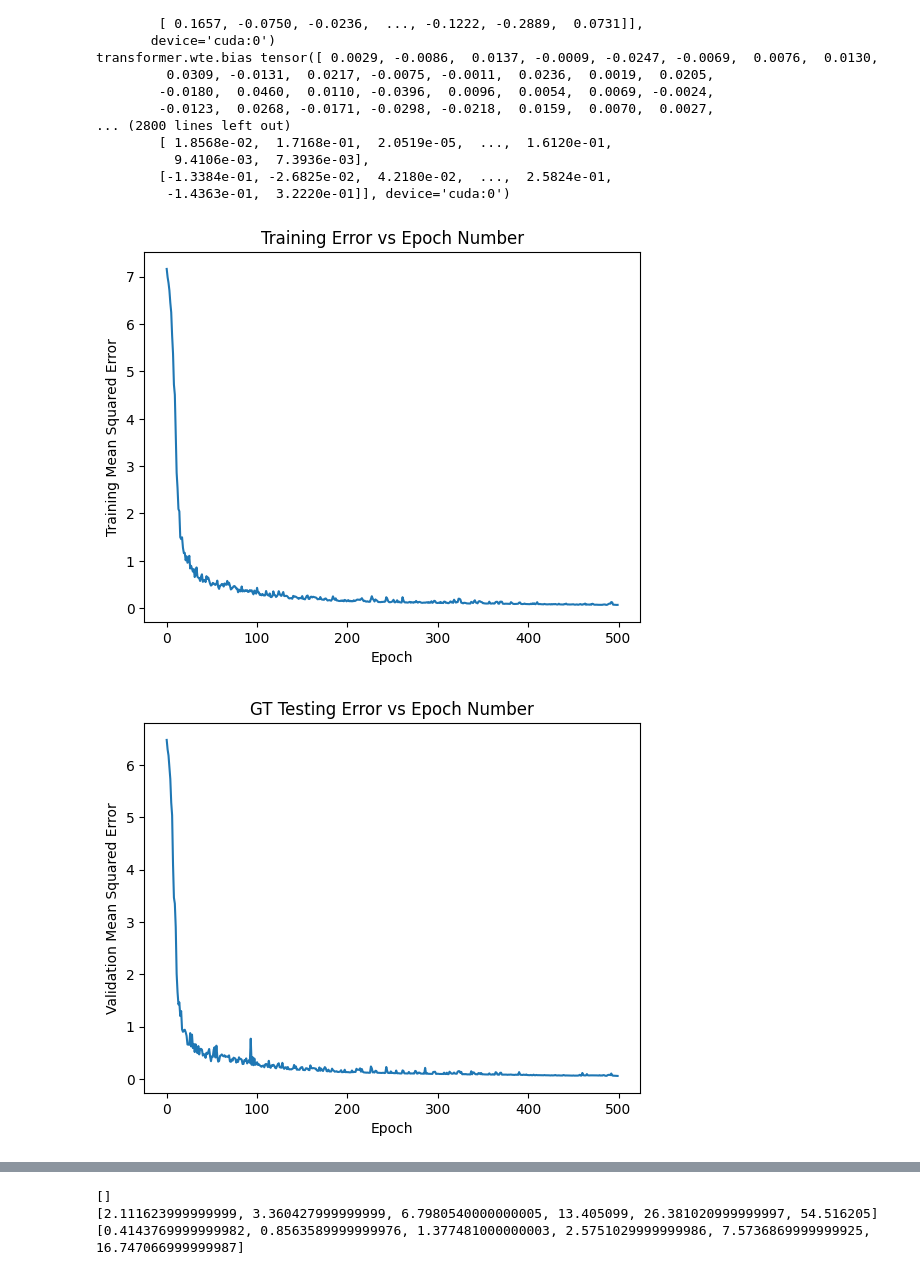
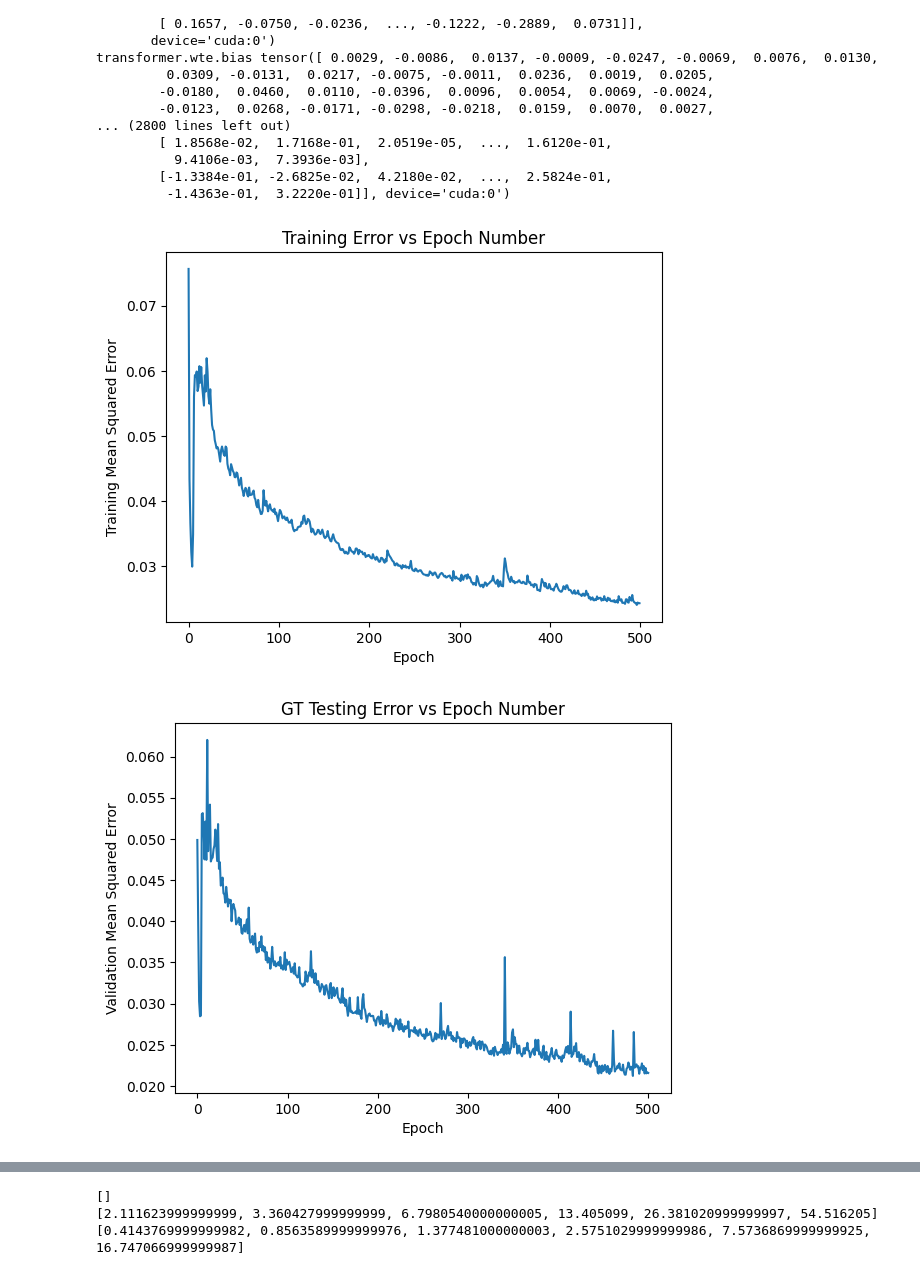
Before and after one commit to aaron-zhao15/LIDAR-human-prediction, a Jupyter notebook: model/transformer_note.ipynb, the cells around one changed output, grey strips where cells are left out. Cells and saved outputs as stored; diff of their text form; code cells hidden in the pictures.

Commit message:
iso data 2

```diff
--- a/model/transformer_note.ipynb
+++ b/model/transformer_note.ipynb
@@ -71,36 +71,36 @@ transformer.wte.bias tensor([ 0.0029, -0.0086,  0.0137, -0.0009, -0.0247, -0.006
         [-1.3384e-01, -2.6825e-02,  4.2180e-02,  ...,  2.5824e-01,
          -1.4363e-01,  3.2220e-01]], device='cuda:0')
 # %%
-epoch_losses_gt1 = np.loadtxt('trained_model_data/epoch_losses_GT_2.gz')
-evaluations_gt1 = np.loadtxt('trained_model_data/evaluations_GT_2.gz')
+# epoch_losses_gt1 = np.loadtxt('trained_model_data/epoch_losses_GT_2.gz')
+# evaluations_gt1 = np.loadtxt('trained_model_data/evaluations_GT_2.gz')
 
-plt.plot(epoch_losses_gt1)
-plt.title("Training Error vs Epoch Number")
-plt.xlabel("Epoch")
-plt.ylabel("Training Mean Squared Error")
-plt.show()
+# plt.plot(epoch_losses_gt1)
+# plt.title("Training Error vs Epoch Number")
+# plt.xlabel("Epoch")
+# plt.ylabel("Training Mean Squared Error")
+# plt.show()
 
-plt.plot(evaluations_gt1)
-plt.title("GT Testing Error vs Epoch Number")
-plt.xlabel("Epoch")
-plt.ylabel("Validation Mean Squared Error")
-plt.show()
+# plt.plot(evaluations_gt1)
+# plt.title("GT Testing Error vs Epoch Number")
+# plt.xlabel("Epoch")
+# plt.ylabel("Validation Mean Squared Error")
+# plt.show()
 
 
-epoch_losses_gt_iso = np.loadtxt('trained_model_data/epoch_losses_GT_iso1_direct.gz')
-evaluations_gt_iso = np.loadtxt('trained_model_data/evaluations_GT_iso1_direct.gz')
+epoch_losses_gt_iso = np.loadtxt('trained_model_data/epoch_losses_GT_iso2_direct.gz')
+evaluations_gt_iso = np.loadtxt('trained_model_data/evaluations_GT_iso2_direct.gz')
 
 plt.plot(epoch_losses_gt_iso)
 plt.title("Training Error vs Epoch Number")
 plt.xlabel("Epoch")
 plt.ylabel("Training Mean Squared Error")
 plt.show()
 
 plt.plot(evaluations_gt_iso)
 plt.title("GT Testing Error vs Epoch Number")
 plt.xlabel("Epoch")
 plt.ylabel("Validation Mean Squared Error")
 plt.show()
 # %% [output]
-[figure, old version]
+[figure, new version]
-[figure, old version]
+[figure, new version]
```
Also changed, not shown: parts of 1 cell of this notebook, 5 other files.
